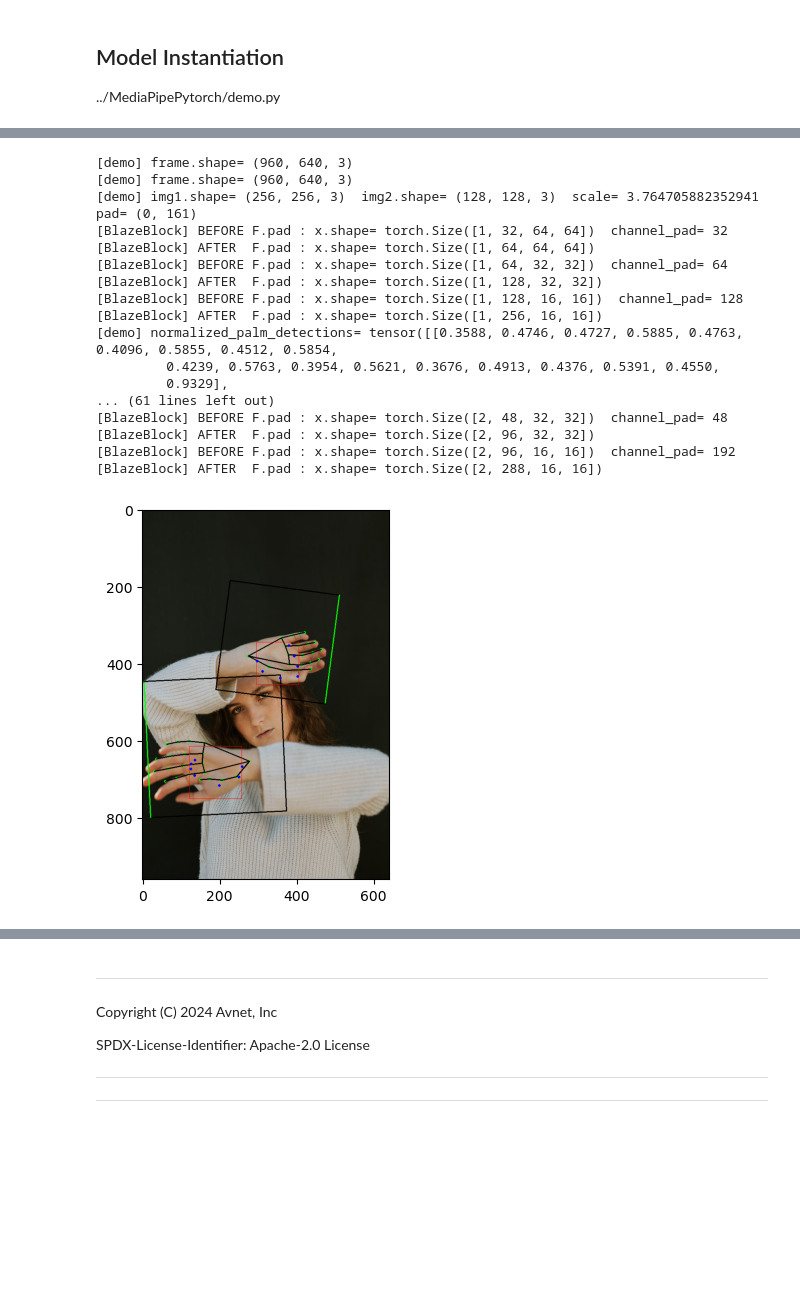
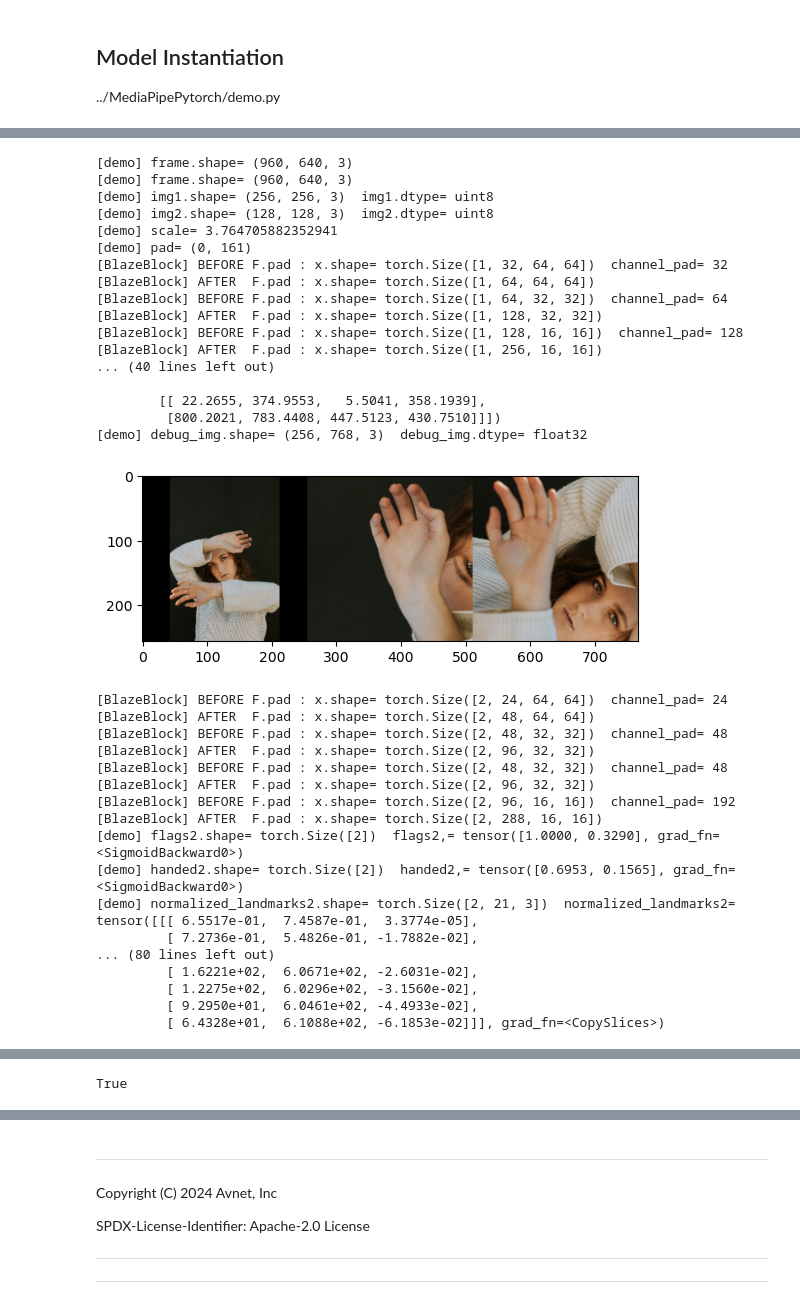
Before and after one commit to AlbertaBeef/blaze_tutorial, a Jupyter notebook: vitis-ai/blazehandlandmark_exploration10.ipynb, the cells around one changed output, grey strips where cells are left out. Cells and saved outputs as stored; diff of their text form; code cells hidden in the pictures; blank space fills up the shorter version.

Commit message:
vitis-ai : code refactoring #2.\nFirst implementation of blazehandlandmark.

```diff
--- a/vitis-ai/blazehandlandmark_exploration10.ipynb
+++ b/vitis-ai/blazehandlandmark_exploration10.ipynb
@@ -391,7 +391,7 @@ class BlazeLandmark(BlazeBase):
         for i in range(points.shape[0]):
             pts = points[i, :, :3].cpu().numpy().T
             #print("[extract_roi] points.shape=",points.shape," point=",points)
-            3print("[extract_roi] pts.shape=",pts.shape," pts=",pts)
+            #print("[extract_roi] pts.shape=",pts.shape," pts=",pts)
             #print("[extract_roi] points1.shape=",points1.shape," points1=",points1)
             M = cv2.getAffineTransform(pts, points1)
             img = cv2.warpAffine(frame, M, (res,res))#, borderValue=127.5)
@@ -1034,47 +1032,94 @@ ll = min(hh, ww)
 #print(img.shape)
 #print(isinstance(img, np.ndarray))
 img1, img2, scale, pad = resize_pad(frame)
-print("[demo] img1.shape=",img1.shape," img2.shape=",img2.shape," scale=",scale," pad=",pad)
+print("[demo] img1.shape=",img1.shape," img1.dtype=",img1.dtype)
+print("[demo] img2.shape=",img2.shape," img2.dtype=",img2.dtype)
+print("[demo] scale=",scale)
+print("[demo] pad=",pad)
 normalized_palm_detections = model_palm.predict_on_image(img1)
 print("[demo] normalized_palm_detections=",normalized_palm_detections)
 palm_detections = denormalize_detections(normalized_palm_detections, scale, pad)
 print("[demo] palm_detections=",palm_detections)
 
 xc, yc, scale, theta = model_palm.detection2roi(palm_detections.cpu())
-img, affine2, box2 = model.extract_roi(frame, xc, yc, theta, scale)
-print("[demo] img.shape=",img.shape," affine2.shape,=",affine2.shape," box2.shape=",box2.shape)
-flags2, handed2, normalized_landmarks2 = model(img.to(device))
+print("[demo] xc.shape,=",xc.shape," xc=",xc)
+print("[demo] yc.shape,=",yc.shape," yc=",yc)
+print("[demo] scale.shape,=",scale.shape," scale=",scale)
+print("[demo] theta.shape,=",theta.shape," theta=",theta)
+hand_img, affine2, box2 = model.extract_roi(frame, xc, yc, theta, scale)
+print("[demo] hand_img.shape=",hand_img.shape," hand_img.dtype=",hand_img.dtype)
+print("[demo] affine2.shape,=",affine2.shape," affine2=",affine2)
+print("[demo] box2.shape=",box2.shape, " box2=",box2)
+
+debug_img = img1.astype(np.float32)/255.0
+for i in range(hand_img.shape[0]):
+    hand_img_i = np.array(hand_img[i])
+    #print("[demo] hand_img_i.shape=",hand_img_i.shape," hand_img_i.dtype=",hand_img_i.dtype)
+    hand_img_i = np.transpose(hand_img_i,(1, 2, 0))
+    #print("[demo] hand_img_i.shape=",hand_img_i.shape," hand_img_i.dtype=",hand_img_i.dtype)
+    debug_img = cv2.hconcat([debug_img,hand_img_i])
+print("[demo] debug_img.shape=",debug_img.shape," debug_img.dtype=",debug_img.dtype)
+plt.imshow(debug_img)
+plt.show()
+#debug_img = (debug_image*255.0).astype(np.uint8)
+#debug_img = cv2.cvtColor(debug_img,cv2.COLOR_RGB2BGR)
+#cv2.imwrite('image_debug.png',debug_img)
+
+flags2, handed2, normalized_landmarks2 = model(hand_img.to(device))
+print("[demo] flags2.shape=",flags2.shape," flags2,=",flags2)
+print("[demo] handed2.shape=",handed2.shape," handed2,=",handed2)
+print("[demo] normalized_landmarks2.shape=",normalized_landmarks2.shape," normalized_landmarks2=",normalized_landmarks2)
 landmarks2 = model.denormalize_landmarks(normalized_landmarks2.cpu(), affine2)
+print("[demo] landmarks2.shape=",landmarks2.shape," landmarks2=",landmarks2)
 
 for i in range(len(flags2)):
     landmark, flag = landmarks2[i], flags2[i]
     #print(flags2[i],handed2[i],landmarks2[i])
     #if flag>.5:
     if flag>.3:
         draw_landmarks(frame, landmark[:,:2], HAND_CONNECTIONS, size=2)
 
 draw_roi(frame, box2)
 draw_detections(frame, palm_detections)
 
 
 plt.imshow(frame)
 plt.show()
+frame = cv2.cvtColor(frame,cv2.COLOR_RGB2BGR)
+cv2.imwrite('image_detection.png',frame)
 # %% [output]
 [demo] frame.shape= (960, 640, 3)
 [demo] frame.shape= (960, 640, 3)
-[demo] img1.shape= (256, 256, 3)  img2.shape= (128, 128, 3)  scale= 3.764705882352941  pad= (0, 161)
+[demo] img1.shape= (256, 256, 3)  img1.dtype= uint8
+[demo] img2.shape= (128, 128, 3)  img2.dtype= uint8
+[demo] scale= 3.764705882352941
+[demo] pad= (0, 161)
 [BlazeBlock] BEFORE F.pad : x.shape= torch.Size([1, 32, 64, 64])  channel_pad= 32
 [BlazeBlock] AFTER  F.pad : x.shape= torch.Size([1, 64, 64, 64])
 [BlazeBlock] BEFORE F.pad : x.shape= torch.Size([1, 64, 32, 32])  channel_pad= 64
 [BlazeBlock] AFTER  F.pad : x.shape= torch.Size([1, 128, 32, 32])
 [BlazeBlock] BEFORE F.pad : x.shape= torch.Size([1, 128, 16, 16])  channel_pad= 128
 [BlazeBlock] AFTER  F.pad : x.shape= torch.Size([1, 256, 16, 16])
-[demo] normalized_palm_detections= tensor([[0.3588, 0.4746, 0.4727, 0.5885, 0.4763, 0.4096, 0.5855, 0.4512, 0.5854,
-         0.4239, 0.5763, 0.3954, 0.5621, 0.3676, 0.4913, 0.4376, 0.5391, 0.4550,
-         0.9329],
-... (61 lines left out)
-[BlazeBlock] BEFORE F.pad : x.shape= torch.Size([2, 48, 32, 32])  channel_pad= 48
-[BlazeBlock] AFTER  F.pad : x.shape= torch.Size([2, 96, 32, 32])
-[BlazeBlock] BEFORE F.pad : x.shape= torch.Size([2, 96, 16, 16])  channel_pad= 192
-[BlazeBlock] AFTER  F.pad : x.shape= torch.Size([2, 288, 16, 16])
+... (40 lines left out)
+
+        [[ 22.2655, 374.9553,   5.5041, 358.1939],
+         [800.2021, 783.4408, 447.5123, 430.7510]]])
+[demo] debug_img.shape= (256, 768, 3)  debug_img.dtype= float32
-[figure, old version]
+[figure, new version]
+[BlazeBlock] BEFORE F.pad : x.shape= torch.Size([2, 24, 64, 64])  channel_pad= 24
+[BlazeBlock] AFTER  F.pad : x.shape= torch.Size([2, 48, 64, 64])
+[BlazeBlock] BEFORE F.pad : x.shape= torch.Size([2, 48, 32, 32])  channel_pad= 48
+[BlazeBlock] AFTER  F.pad : x.shape= torch.Size([2, 96, 32, 32])
+[BlazeBlock] BEFORE F.pad : x.shape= torch.Size([2, 48, 32, 32])  channel_pad= 48
+[BlazeBlock] AFTER  F.pad : x.shape= torch.Size([2, 96, 32, 32])
+[BlazeBlock] BEFORE F.pad : x.shape= torch.Size([2, 96, 16, 16])  channel_pad= 192
+[BlazeBlock] AFTER  F.pad : x.shape= torch.Size([2, 288, 16, 16])
+[demo] flags2.shape= torch.Size([2])  flags2,= tensor([1.0000, 0.3290], grad_fn=<SigmoidBackward0>)
+[demo] handed2.shape= torch.Size([2])  handed2,= tensor([0.6953, 0.1565], grad_fn=<SigmoidBackward0>)
+[demo] normalized_landmarks2.shape= torch.Size([2, 21, 3])  normalized_landmarks2= tensor([[[ 6.5517e-01,  7.4587e-01,  3.3774e-05],
+         [ 7.2736e-01,  5.4826e-01, -1.7882e-02],
+... (80 lines left out)
+         [ 1.6221e+02,  6.0671e+02, -2.6031e-02],
+         [ 1.2275e+02,  6.0296e+02, -3.1560e-02],
+         [ 9.2950e+01,  6.0461e+02, -4.4933e-02],
+         [ 6.4328e+01,  6.1088e+02, -6.1853e-02]]], grad_fn=<CopySlices>)
@@ -1080,0 +1127 @@ plt.show()
+True
```
Also changed, not shown: parts of 3 cells of this notebook, 16 other files.
